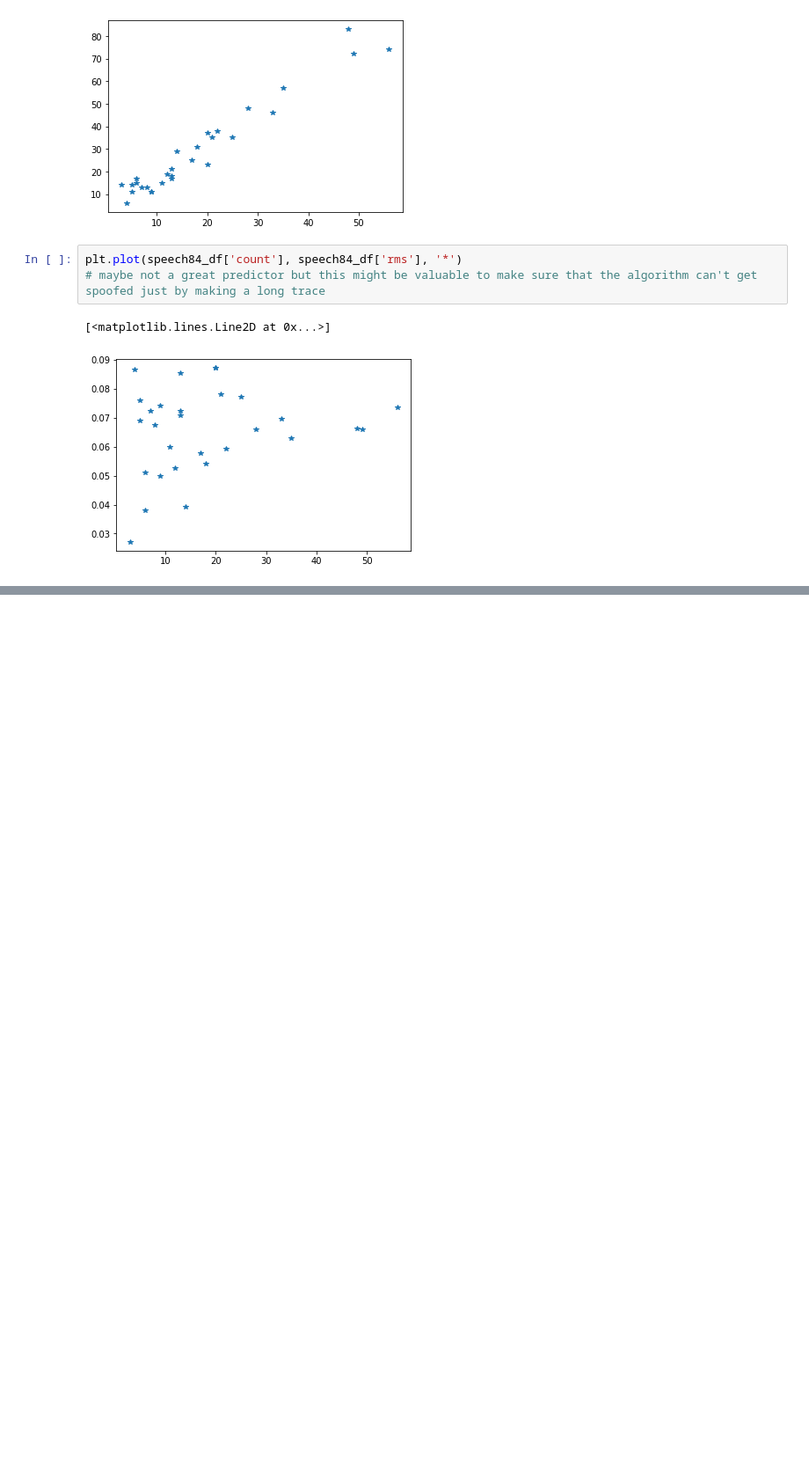
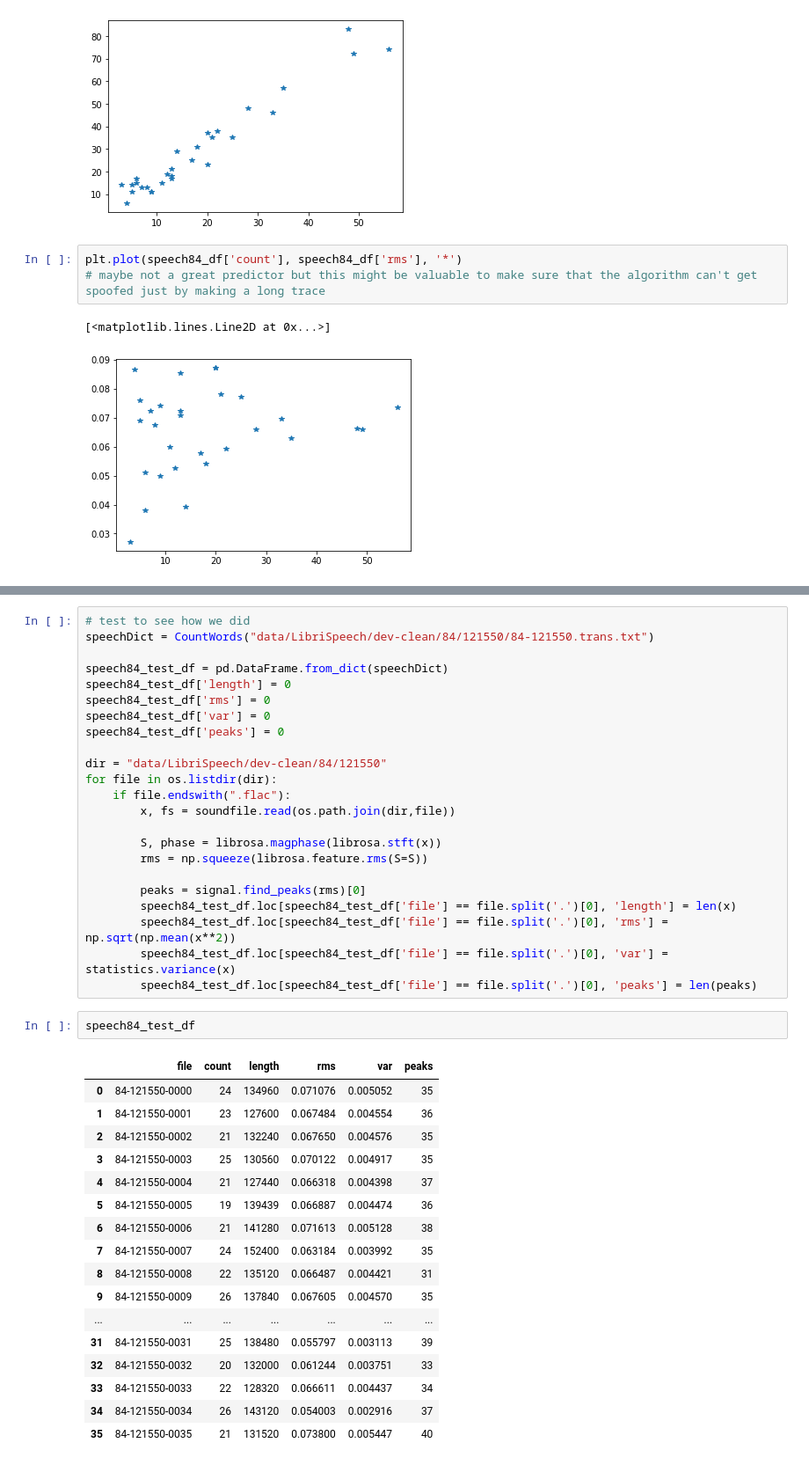
Before and after one commit to cperkulator/MLSP_Project, a Jupyter notebook: WordCount_Caleb.ipynb, the cells around one changed output, grey strips where cells are left out. Shown: that part at 88% size. Saved outputs shown, nothing was run; the diff lists cells and outputs as text; blank space fills up the shorter version.

```diff
--- a/WordCount_Caleb.ipynb
+++ b/WordCount_Caleb.ipynb
@@ -53,0 +74,43 @@ plt.plot(speech84_df['count'], speech84_df['rms'], '*')
+# %%
+# test to see how we did
+speechDict = CountWords("data/LibriSpeech/dev-clean/84/121550/84-121550.trans.txt")
+
+speech84_test_df = pd.DataFrame.from_dict(speechDict)
+speech84_test_df['length'] = 0
+speech84_test_df['rms'] = 0
+speech84_test_df['var'] = 0
+speech84_test_df['peaks'] = 0
+
+dir = "data/LibriSpeech/dev-clean/84/121550"
+for file in os.listdir(dir):
+    if file.endswith(".flac"):
+        x, fs = soundfile.read(os.path.join(dir,file))
+
+        S, phase = librosa.magphase(librosa.stft(x))
+        rms = np.squeeze(librosa.feature.rms(S=S))
+
+        peaks = signal.find_peaks(rms)[0]
+        speech84_test_df.loc[speech84_test_df['file'] == file.split('.')[0], 'length'] = len(x)
+        speech84_test_df.loc[speech84_test_df['file'] == file.split('.')[0], 'rms'] = np.sqrt(np.mean(x**2))
+        speech84_test_df.loc[speech84_test_df['file'] == file.split('.')[0], 'var'] = statistics.variance(x)
+        speech84_test_df.loc[speech84_test_df['file'] == file.split('.')[0], 'peaks'] = len(peaks)
+# %%
+speech84_test_df
+# %% [output]
+|  | file | count | length | rms | var | peaks |
+| 0 | 84-121550-0000 | 24 | 134960 | 0.071076 | 0.005052 | 35 |
+| 1 | 84-121550-0001 | 23 | 127600 | 0.067484 | 0.004554 | 36 |
+| 2 | 84-121550-0002 | 21 | 132240 | 0.067650 | 0.004576 | 35 |
+| 3 | 84-121550-0003 | 25 | 130560 | 0.070122 | 0.004917 | 35 |
+| 4 | 84-121550-0004 | 21 | 127440 | 0.066318 | 0.004398 | 37 |
+| 5 | 84-121550-0005 | 19 | 139439 | 0.066887 | 0.004474 | 36 |
+| 6 | 84-121550-0006 | 21 | 141280 | 0.071613 | 0.005128 | 38 |
+| 7 | 84-121550-0007 | 24 | 152400 | 0.063184 | 0.003992 | 35 |
+| 8 | 84-121550-0008 | 22 | 135120 | 0.066487 | 0.004421 | 31 |
+| 9 | 84-121550-0009 | 26 | 137840 | 0.067605 | 0.004570 | 35 |
+| ... | ... | ... | ... | ... | ... | ... |
+| 31 | 84-121550-0031 | 25 | 138480 | 0.055797 | 0.003113 | 39 |
+| 32 | 84-121550-0032 | 20 | 132000 | 0.061244 | 0.003751 | 33 |
+| 33 | 84-121550-0033 | 22 | 128320 | 0.066611 | 0.004437 | 34 |
+| 34 | 84-121550-0034 | 26 | 143120 | 0.054003 | 0.002916 | 37 |
+| 35 | 84-121550-0035 | 21 | 131520 | 0.073800 | 0.005447 | 40 |
```
Also changed, not shown: parts of 3 cells of this notebook.
